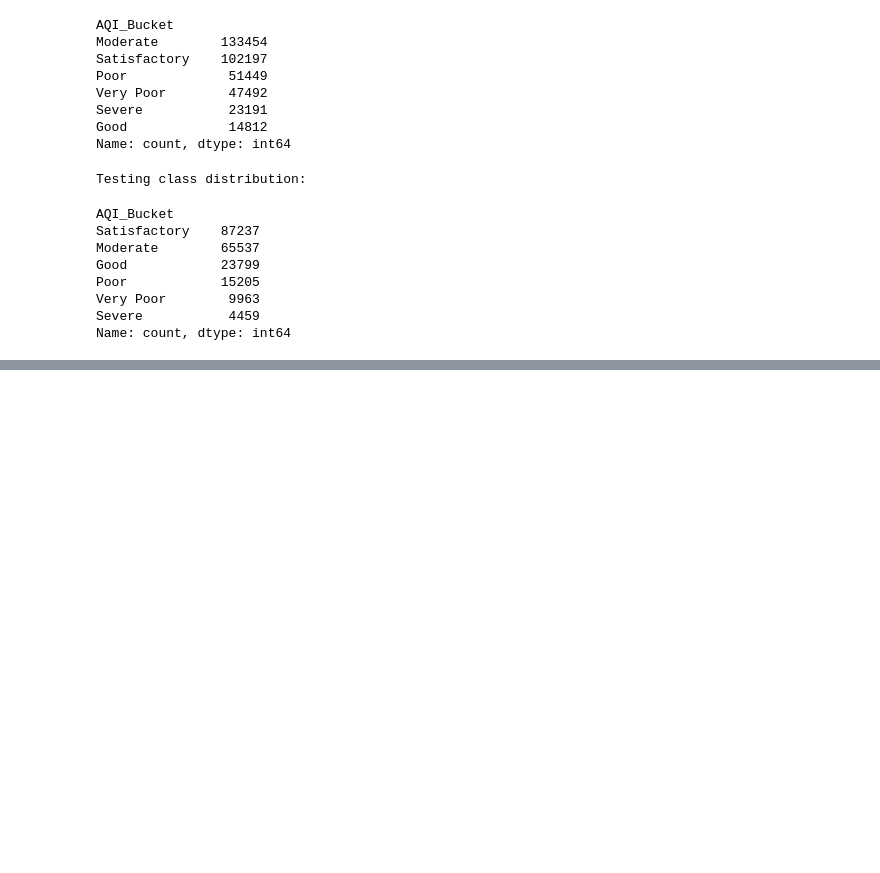
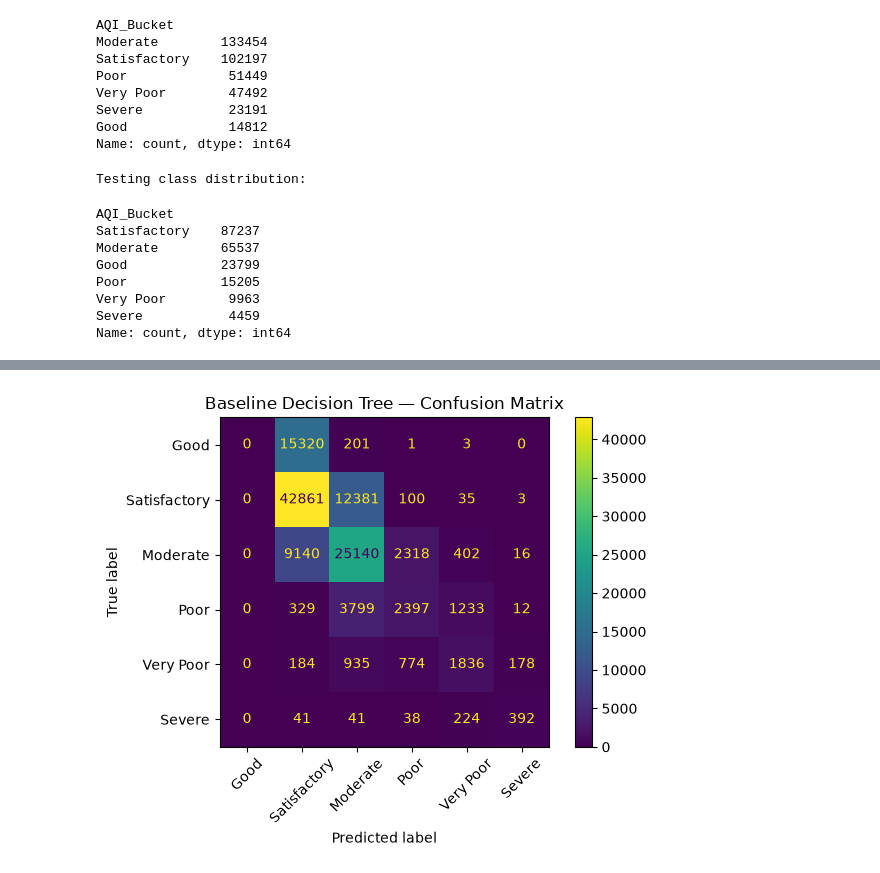
Before and after one commit to Fatimaaasaleem/air-quality-classification, a Jupyter notebook: notebooks/03_target_audit_preprocessing.ipynb, the cells around one changed output, grey strips where cells are left out. Cells and saved outputs as stored; diff of their text form; code cells hidden in the pictures; blank space fills up the shorter version.

```diff
--- a/notebooks/03_target_audit_preprocessing.ipynb
+++ b/notebooks/03_target_audit_preprocessing.ipynb
@@ -1401,0 +2178,8 @@ NameError: name 'df' is not defined
+# %%
+# Generate predictions on the same test observations
+y_pred_baseline = baseline_model.predict(X_test_complete)
+y_pred_weighted = weighted_model.predict(X_test_complete)
+
+print("Baseline predictions:", len(y_pred_baseline))
+print("Weighted predictions:", len(y_pred_weighted))
+print("Actual test labels:", len(y_test_common))
@@ -1401,0 +2257,34 @@ NameError: name 'df' is not defined
+# %%
+from sklearn.metrics import confusion_matrix, ConfusionMatrixDisplay
+import matplotlib.pyplot as plt
+
+class_order = [
+    "Good",
+    "Satisfactory",
+    "Moderate",
+    "Poor",
+    "Very Poor",
+    "Severe"
+]
+
+cm_baseline = confusion_matrix(
+    y_test_common,
+    y_pred_baseline,
+    labels=class_order
+)
+
+display_baseline = ConfusionMatrixDisplay(
+    confusion_matrix=cm_baseline,
+    display_labels=class_order
+)
+
+display_baseline.plot(
+    xticks_rotation=45,
+    values_format="d"
+)
+
+plt.title("Baseline Decision Tree — Confusion Matrix")
+plt.tight_layout()
+plt.show()
+# %% [output]
+[figure, added]
```
Also changed, not shown: parts of 66 cells of this notebook.
